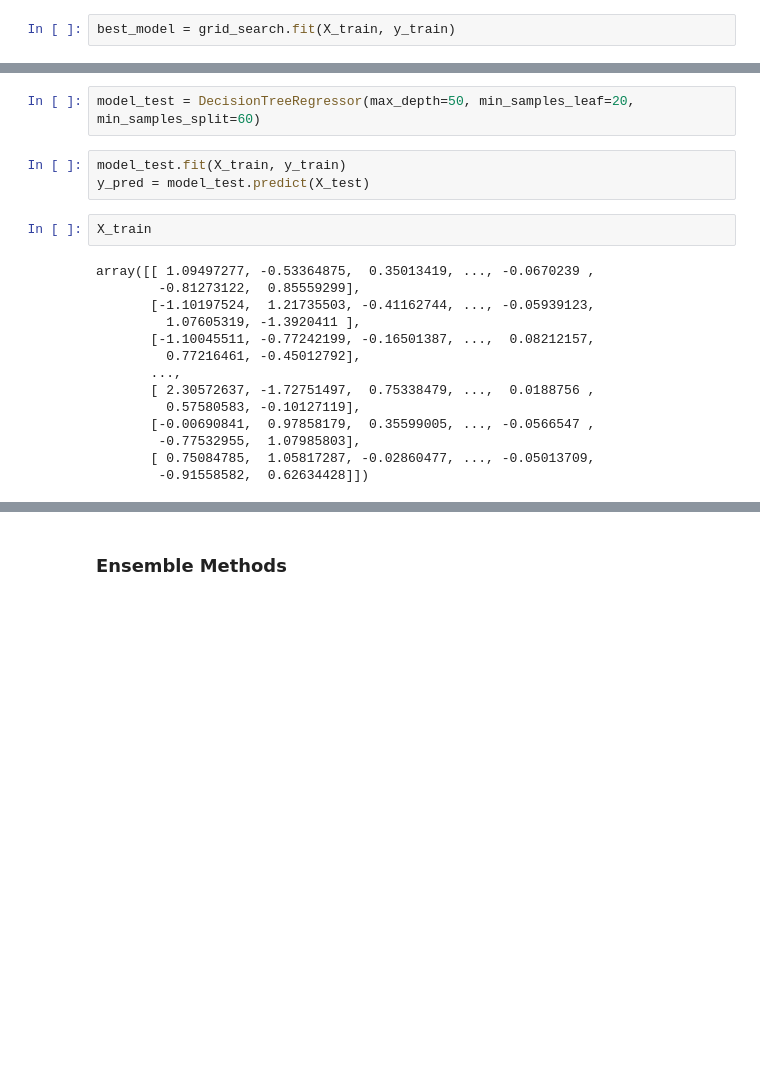
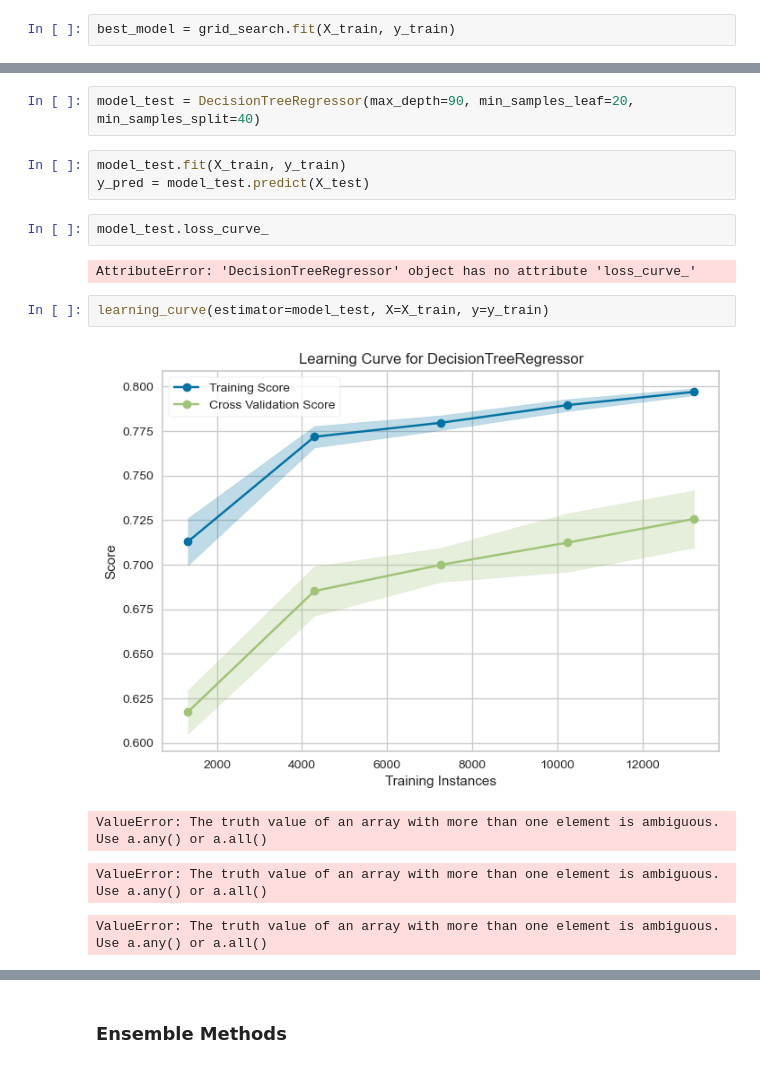
Before and after one commit to Elicit3495/MachineLearningProject22, a Jupyter notebook: Untitled6.ipynb, the cells around one changed output, grey strips where cells are left out. Saved outputs shown, nothing was run; the diff lists cells and outputs as text; blank space fills up the shorter version.

```diff
--- a/Untitled6.ipynb
+++ b/Untitled6.ipynb
@@ -102,22 +106,17 @@ best_model.best_params_
 # %%
-model_test = DecisionTreeRegressor(max_depth=50, min_samples_leaf=20, min_samples_split=60)
+model_test = DecisionTreeRegressor(max_depth=90, min_samples_leaf=20, min_samples_split=40)
 # %%
 model_test.fit(X_train, y_train)
 y_pred = model_test.predict(X_test)
+# %%
+model_test.loss_curve_
+# %% [output]
+AttributeError: 'DecisionTreeRegressor' object has no attribute 'loss_curve_'
 # %%
-X_train
+learning_curve(estimator=model_test, X=X_train, y=y_train)
 # %% [output]
+[figure, added]
-array([[ 1.09497277, -0.53364875,  0.35013419, ..., -0.0670239 ,
-        -0.81273122,  0.85559299],
-       [-1.10197524,  1.21735503, -0.41162744, ..., -0.05939123,
-         1.07605319, -1.3920411 ],
-       [-1.10045511, -0.77242199, -0.16501387, ...,  0.08212157,
-         0.77216461, -0.45012792],
-       ...,
-       [ 2.30572637, -1.72751497,  0.75338479, ...,  0.0188756 ,
-         0.57580583, -0.10127119],
-       [-0.00690841,  0.97858179,  0.35599005, ..., -0.0566547 ,
-        -0.77532955,  1.07985803],
-       [ 0.75084785,  1.05817287, -0.02860477, ..., -0.05013709,
-        -0.91558582,  0.62634428]])
+ValueError: The truth value of an array with more than one element is ambiguous. Use a.any() or a.all()
+ValueError: The truth value of an array with more than one element is ambiguous. Use a.any() or a.all()
+ValueError: The truth value of an array with more than one element is ambiguous. Use a.any() or a.all()
 # %%
```
Also changed, not shown: parts of 11 cells of this notebook, 2 other files.
